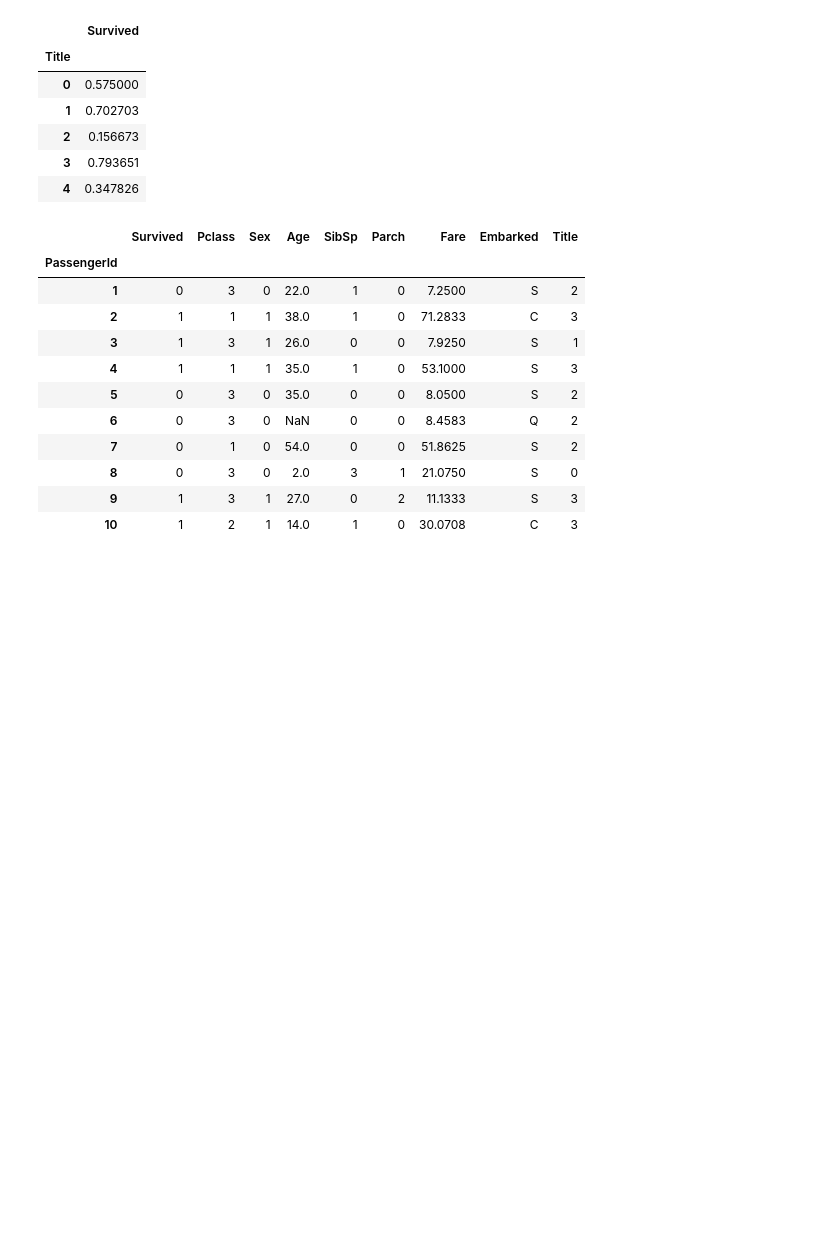
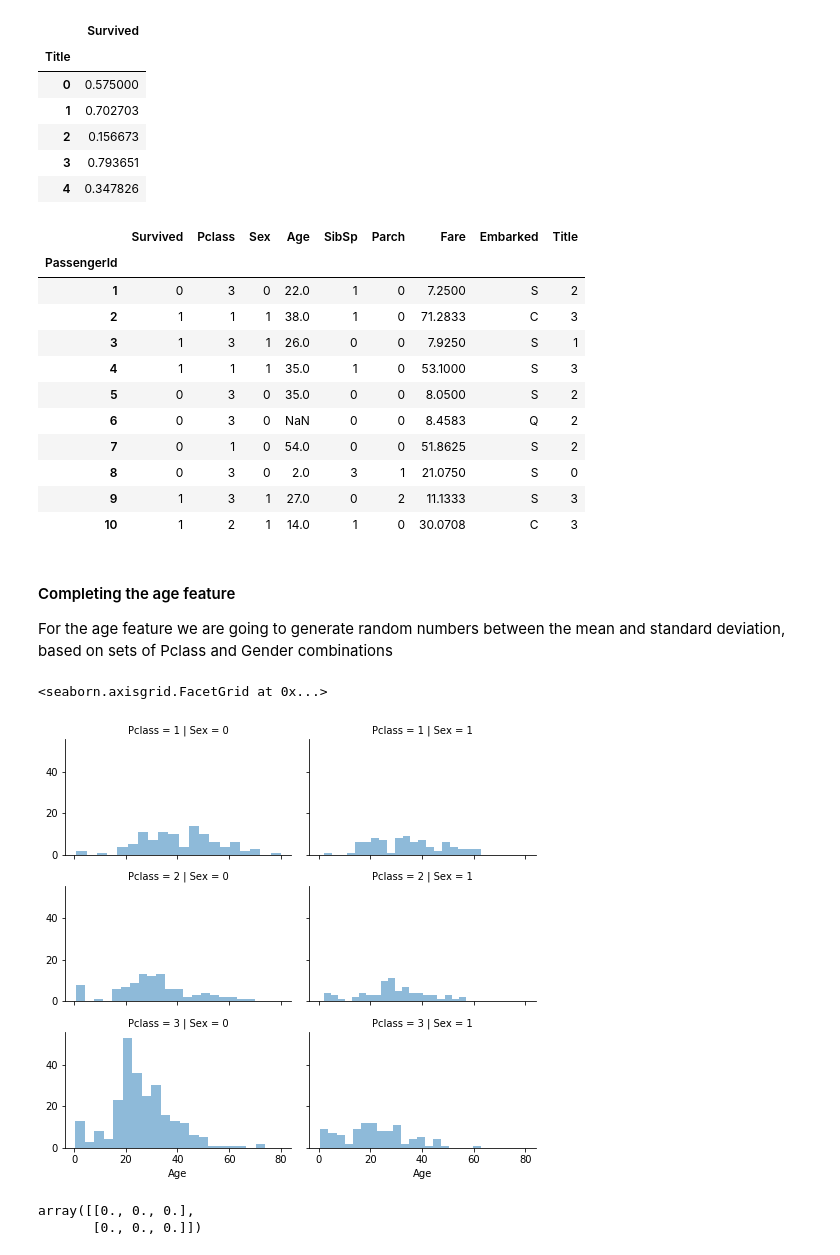
Before and after one commit to vvasilescu-uni/ML-Project, a Jupyter notebook: notebook.ipynb, the cells around one changed output. Drawn from its saved outputs; the diff is of its cells as text; code cells hidden in the pictures; blank space fills up the shorter version.

```diff
--- a/notebook.ipynb
+++ b/notebook.ipynb
@@ -203,11 +207,14 @@ train_data = train_data.drop(columns=['Ticket', 'Cabin'])
 # %%
-train_data['Title'] = train_data['Name'].str.extract(r'([A-Za-z]+)\.', expand=False)
-train_data['Title'] = train_data['Title'].replace(['Lady', 'Countess', 'Capt', 'Col', 'Don', 'Dr', 'Major', 'Rev', 'Sir', 'Jonkheer', 'Dona'], 'Other')
-train_data['Title'] = train_data['Title'].replace(['Mlle', 'Ms'], 'Miss')
-train_data['Title'] = train_data['Title'].replace('Mme', 'Mrs')
+combine = [train_data, test_data]
 
-train_data['Title'] = pd.Categorical(train_data['Title'])
-train_data['Title'] = train_data['Title'].cat.codes
+for data in combine:
+    data['Title'] = data['Name'].str.extract(r'([A-Za-z]+)\.', expand=False)
+    data['Title'] = data['Title'].replace(['Lady', 'Countess', 'Capt', 'Col', 'Don', 'Dr', 'Major', 'Rev', 'Sir', 'Jonkheer', 'Dona'], 'Other')
+    data['Title'] = data['Title'].replace(['Mlle', 'Ms'], 'Miss')
+    data['Title'] = data['Title'].replace('Mme', 'Mrs')
+
+    data['Title'] = pd.Categorical(data['Title'])
+    data['Title'] = data['Title'].cat.codes
 
 train_data.head(10)
 # %% [output]
@@ -251,3 +261,19 @@ train_data.head(10)
 | 8 | 0 | 3 | 0 | 2.0 | 3 | 1 | 21.0750 | S | 0 |
 | 9 | 1 | 3 | 1 | 27.0 | 0 | 2 | 11.1333 | S | 3 |
 | 10 | 1 | 2 | 1 | 14.0 | 1 | 0 | 30.0708 | C | 3 |
+# %% [markdown]
+#### Completing the age feature
+For the age feature we are going to generate random numbers between the mean and standard deviation, based on sets of Pclass and Gender combinations
+# %%
+graph = sns.FacetGrid(train_data, row='Pclass', col='Sex', size=2.2, aspect=1.6)
+graph.map(plt.hist, 'Age', alpha=.5, bins=20)
+graph.add_legend()
+# %% [output]
+<seaborn.axisgrid.FacetGrid at 0x...>
+[figure, added]
+# %%
+guess_ages = np.zeros((2, 3))
+guess_ages
+# %% [output]
+array([[0., 0., 0.],
+       [0., 0., 0.]])
```
Also changed, not shown: parts of 35 cells of this notebook.
